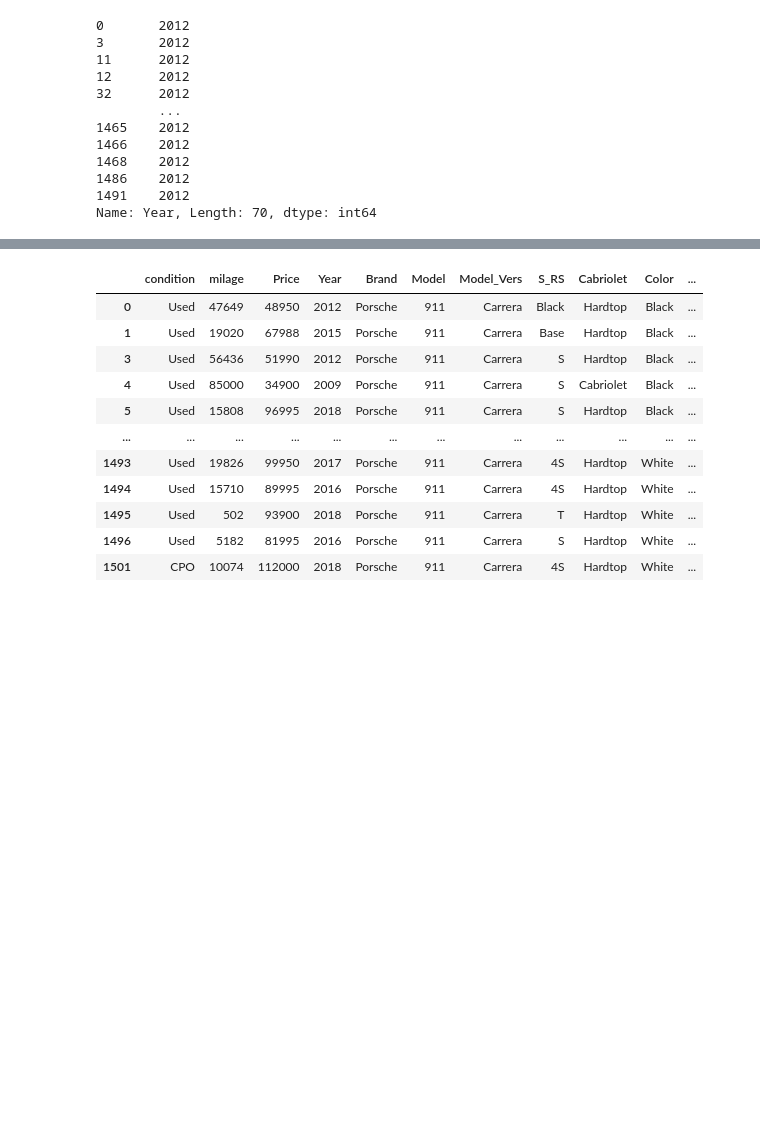
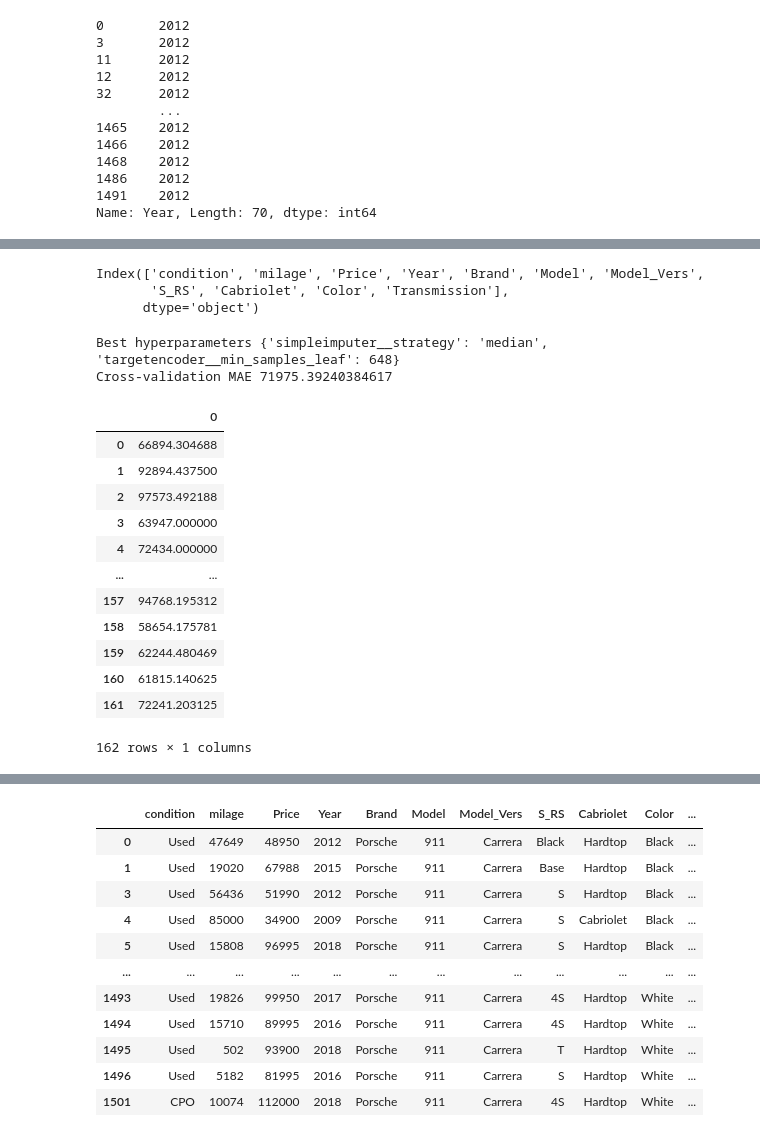
Before and after one commit to popkdodge/Unit-2-Build, a Jupyter notebook: Porsche_911.ipynb, the cells around one changed output, grey strips where cells are left out. Cells and saved outputs as stored; diff of their text form; code cells hidden in the pictures; blank space fills up the shorter version.

```diff
--- a/Porsche_911.ipynb
+++ b/Porsche_911.ipynb
@@ -937,0 +975,6 @@ pi = permutation_importance(pipeline,
+# %%
+df.columns
+# %% [output]
+Index(['condition', 'milage', 'Price', 'Year', 'Brand', 'Model', 'Model_Vers',
+       'S_RS', 'Cabriolet', 'Color', 'Transmission'],
+      dtype='object')
@@ -937,0 +986,22 @@ pi = permutation_importance(pipeline,
+# %%
+print('Best hyperparameters', search.best_params_)
+print('Cross-validation MAE', -search.best_score_)
+# %% [output]
+Best hyperparameters {'simpleimputer__strategy': 'median', 'targetencoder__min_samples_leaf': 648}
+Cross-validation MAE 71975.39240384617
+# %%
+pd.DataFrame(y_pred)
+# %% [output]
+|  | 0 |
+| 0 | 66894.304688 |
+| 1 | 92894.437500 |
+| 2 | 97573.492188 |
+| 3 | 63947.000000 |
+| 4 | 72434.000000 |
+| ... | ... |
+| 157 | 94768.195312 |
+| 158 | 58654.175781 |
+| 159 | 62244.480469 |
+| 160 | 61815.140625 |
+| 161 | 72241.203125 |
+162 rows × 1 columns
```
Also changed, not shown: parts of 47 cells of this notebook, 1 other file.
